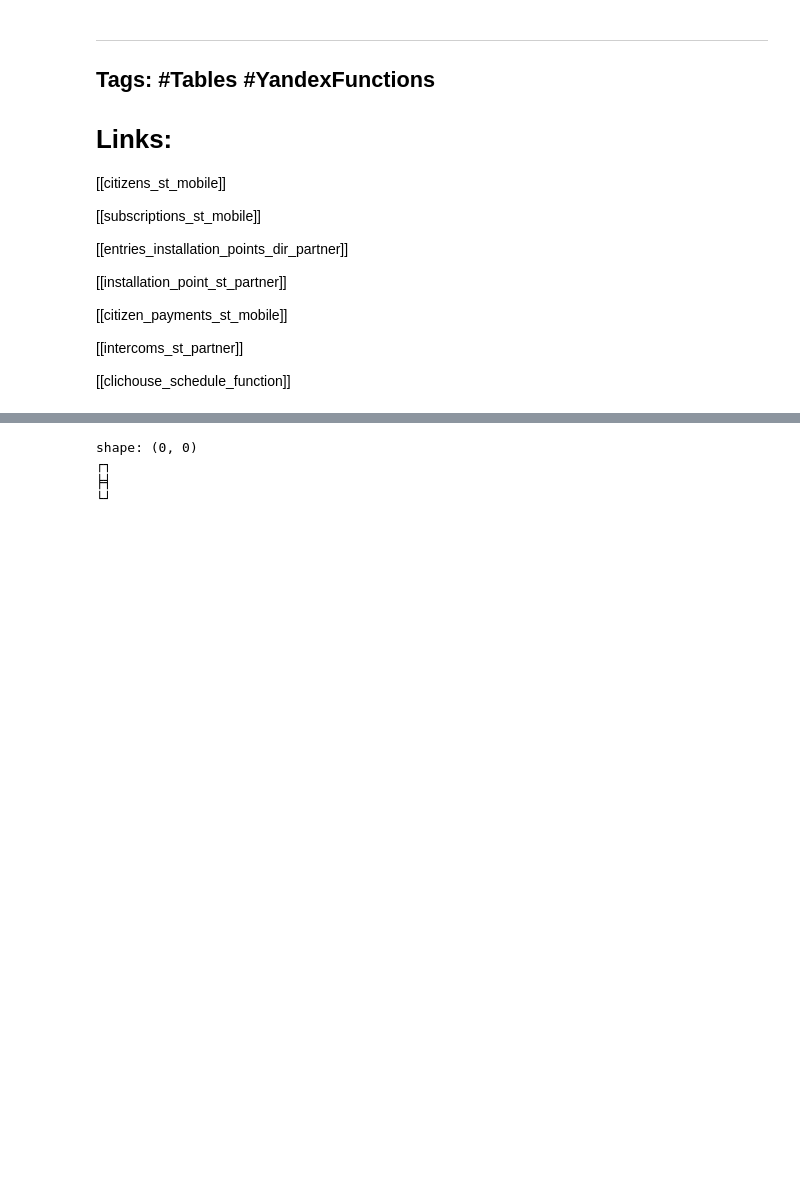
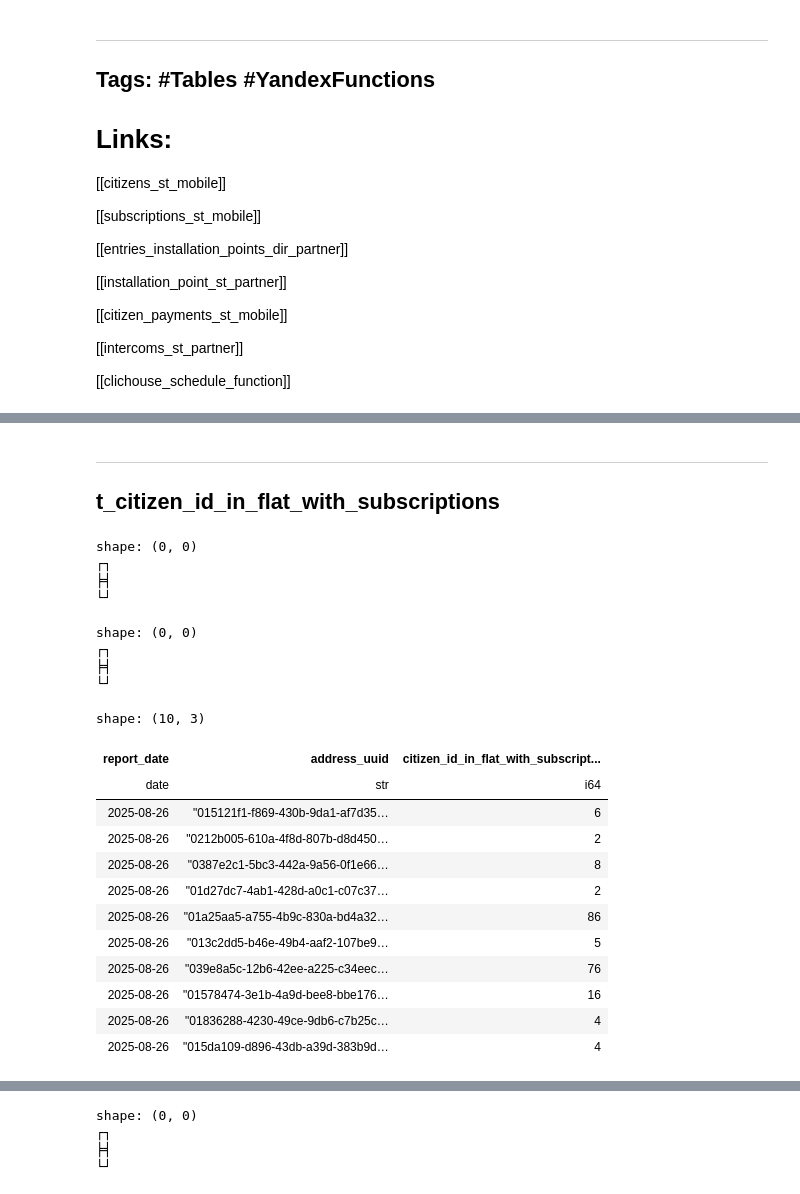
Before and after one commit to sputnik-systems/analytics, a Jupyter notebook: Clickhouse/t_subscribtions_citizens_by_companies_and_cities_address/t_subscribtions_citizens_by_companies_and_cities_address_ch.ipynb, the cells around one changed output, grey strips where cells are left out. Cells and saved outputs as stored; diff of their text form; code cells hidden in the pictures; blank space fills up the shorter version.

```diff
--- a/Clickhouse/t_subscribtions_citizens_by_companies_and_cities_address/t_subscribtions_citizens_by_companies_and_cities_address_ch.ipynb
+++ b/Clickhouse/t_subscribtions_citizens_by_companies_and_cities_address/t_subscribtions_citizens_by_companies_and_cities_address_ch.ipynb
@@ -35,0 +155,63 @@ ___
+# %% [markdown]
+_____
+
+## t_citizen_id_in_flat_with_subscriptions
+# %%
+query_text = """--sql
+    CREATE TABLE db1.t_citizen_id_in_flat_with_subscriptions
+    (
+        `report_date` Date,
+        `address_uuid` String,
+        `citizen_id_in_flat_with_subscriptions` UInt64
+    )
+    ENGINE = MergeTree()
+    ORDER BY address_uuid
+    """
+ch.query_run(query_text)
+# %% [output]
+shape: (0, 0)
+┌┐
+╞╡
+└┘
+# %%
+query_text = """--sql
+CREATE MATERIALIZED VIEW db1.t_citizen_id_in_flat_with_subscriptions_mv
+REFRESH EVERY 1 DAY OFFSET 5 HOUR 27 MINUTE TO db1.t_citizen_id_in_flat_with_subscriptions AS
+SELECT
+    report_date,
+    address_uuid,
+    COUNT(DISTINCT citizen_id) as citizen_id_in_flat_with_subscriptions
+FROM db1.t_full_citizen_id_in_flat_with_subscriptions
+WHERE address_uuid !=''
+GROUP BY report_date,
+        address_uuid
+    """
+ch.query_run(query_text)
+# %% [output]
+shape: (0, 0)
+┌┐
+╞╡
+└┘
+# %%
+query_text = """--sql
+SELECT
+    *
+FROM db1.t_citizen_id_in_flat_with_subscriptions
+ORDER BY report_date desc
+LIMIT 10
+    """
+ch.query_run(query_text)
+# %% [output]
+shape: (10, 3)
+| report_date | address_uuid | citizen_id_in_flat_with_subscript... |
+| date | str | i64 |
+| 2025-08-26 | "015121f1-f869-430b-9da1-af7d35… | 6 |
+| 2025-08-26 | "0212b005-610a-4f8d-807b-d8d450… | 2 |
+| 2025-08-26 | "0387e2c1-5bc3-442a-9a56-0f1e66… | 8 |
+| 2025-08-26 | "01d27dc7-4ab1-428d-a0c1-c07c37… | 2 |
+| 2025-08-26 | "01a25aa5-a755-4b9c-830a-bd4a32… | 86 |
+| 2025-08-26 | "013c2dd5-b46e-49b4-aaf2-107be9… | 5 |
+| 2025-08-26 | "039e8a5c-12b6-42ee-a225-c34eec… | 76 |
+| 2025-08-26 | "01578474-3e1b-4a9d-bee8-bbe176… | 16 |
+| 2025-08-26 | "01836288-4230-49ce-9db6-c7b25c… | 4 |
+| 2025-08-26 | "015da109-d896-43db-a39d-383b9d… | 4 |
```
Also changed, not shown: parts of 35 cells of this notebook, 32 other files.
